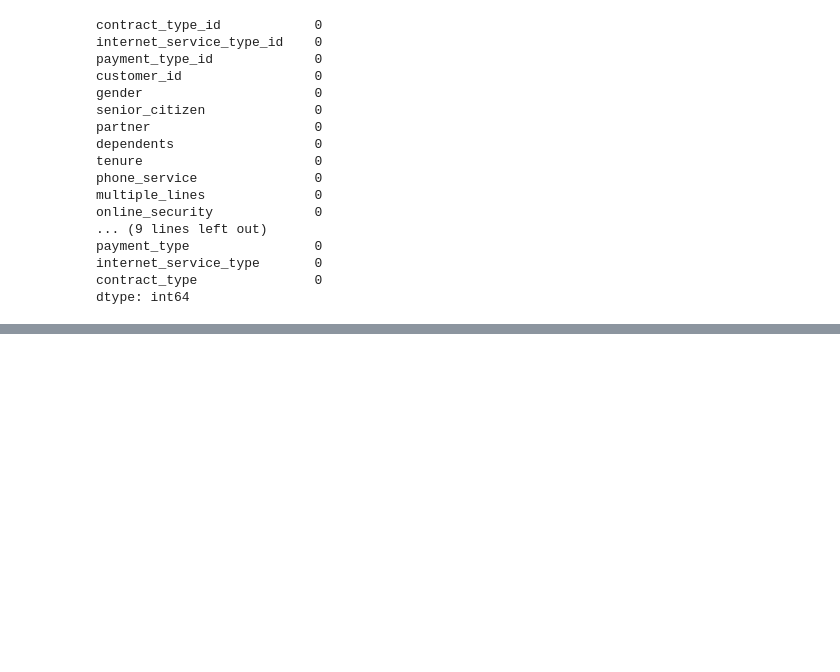
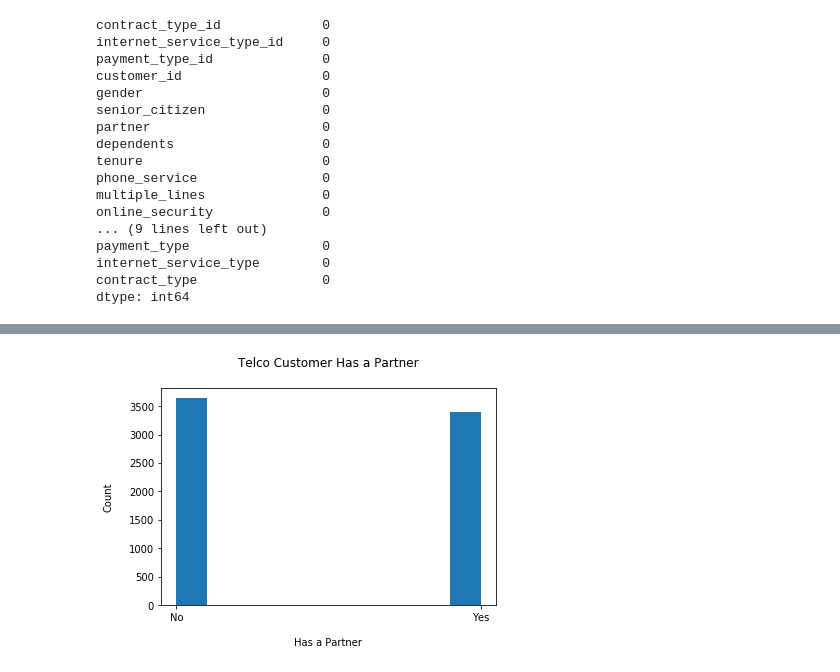
Before and after one commit to team-db-telco/telco-classification-project, a Jupyter notebook: telco_classifiaction_project.ipynb, the cells around one changed output, grey strips where cells are left out. Saved outputs shown, nothing was run; the diff lists cells and outputs as text; code cells hidden in the pictures; blank space fills up the shorter version.

```diff
--- a/telco_classifiaction_project.ipynb
+++ b/telco_classifiaction_project.ipynb
@@ -78,0 +109,8 @@ df[(df.churn == 'Yes') & (df.tenure > 12) & (df.contract_type == 'One year')].sh
+# %%
+plt.hist(df.partner)
+plt.title('Telco Customer Has a Partner\n')
+plt.xlabel('\nHas a Partner')
+plt.ylabel('Count\n')
+plt.show()
+# %% [output]
+[figure, added]
```
Also changed, not shown: parts of 24 cells of this notebook.
